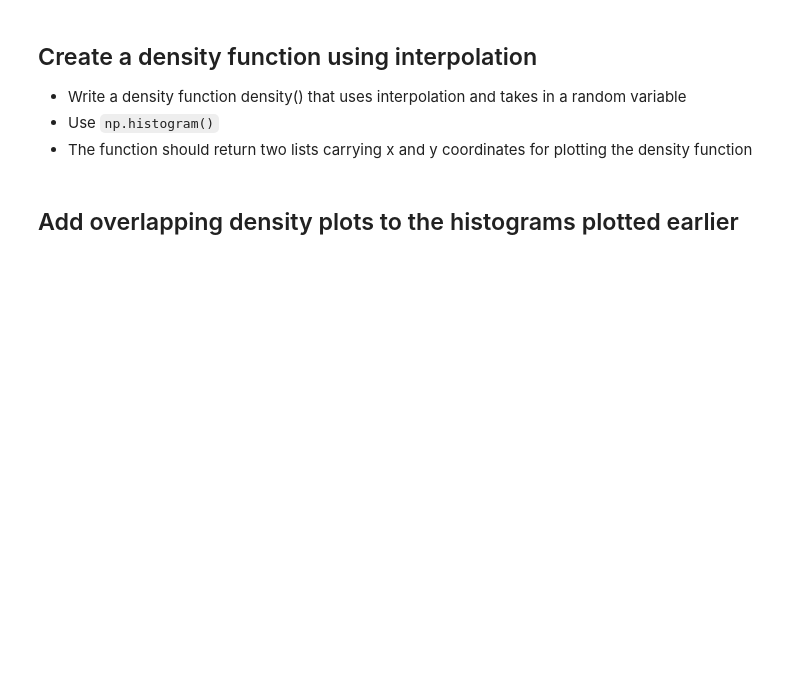
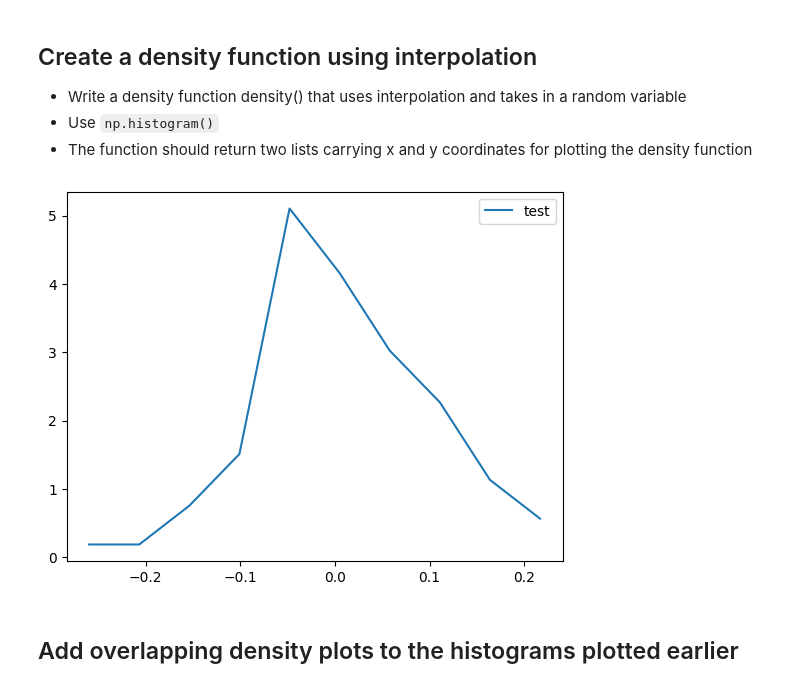
Before and after one commit to Brenda-Mutai/Python-Assignments, a Jupyter notebook: Probability_Density_Function/index.ipynb, the cells around one changed output. Cells and saved outputs as stored; diff of their text form; code cells hidden in the pictures; blank space fills up the shorter version.

```diff
--- a/Probability_Density_Function/index.ipynb
+++ b/Probability_Density_Function/index.ipynb
@@ -133,19 +133,32 @@ plt.show()
 - Use `np.histogram()`
 - The function should return two lists carrying x and y coordinates for plotting the density function
 # %%
+
 def density(x):
-    counts, bin_edges=np.histogram(x, bins=10, density=True)
+    counts, bin_edges = np.histogram(x, bins=10, density=True)
+    # bin_edges has length (bins+1), so take midpoints for plotting
+    bin_centers = (bin_edges[:-1] + bin_edges[1:]) / 2
+    return bin_centers, counts
 
+# Generate test data and test the function
+np.random.seed(5)
+mu, sigma = 0, 0.1  # mean and standard deviation
+s = np.random.normal(mu, sigma, 100)
+x, y = density(s)
+plt.plot(x, y, label='test')
+plt.legend()
+plt.show()
 
-    pass
 
 
 # Generate test data and test the function - uncomment to run the test
 # np.random.seed(5)
 # mu, sigma = 0, 0.1 # mean and standard deviation
 # s = np.random.normal(mu, sigma, 100)
 # x,y = density(s)
 # plt.plot(x,y, label = 'test')
 # plt.legend()
+# %% [output]
+[figure, added]
 # %% [markdown]
 ## Add overlapping density plots to the histograms plotted earlier
```
Also changed, not shown: parts of 11 cells of this notebook, 1 other file.
